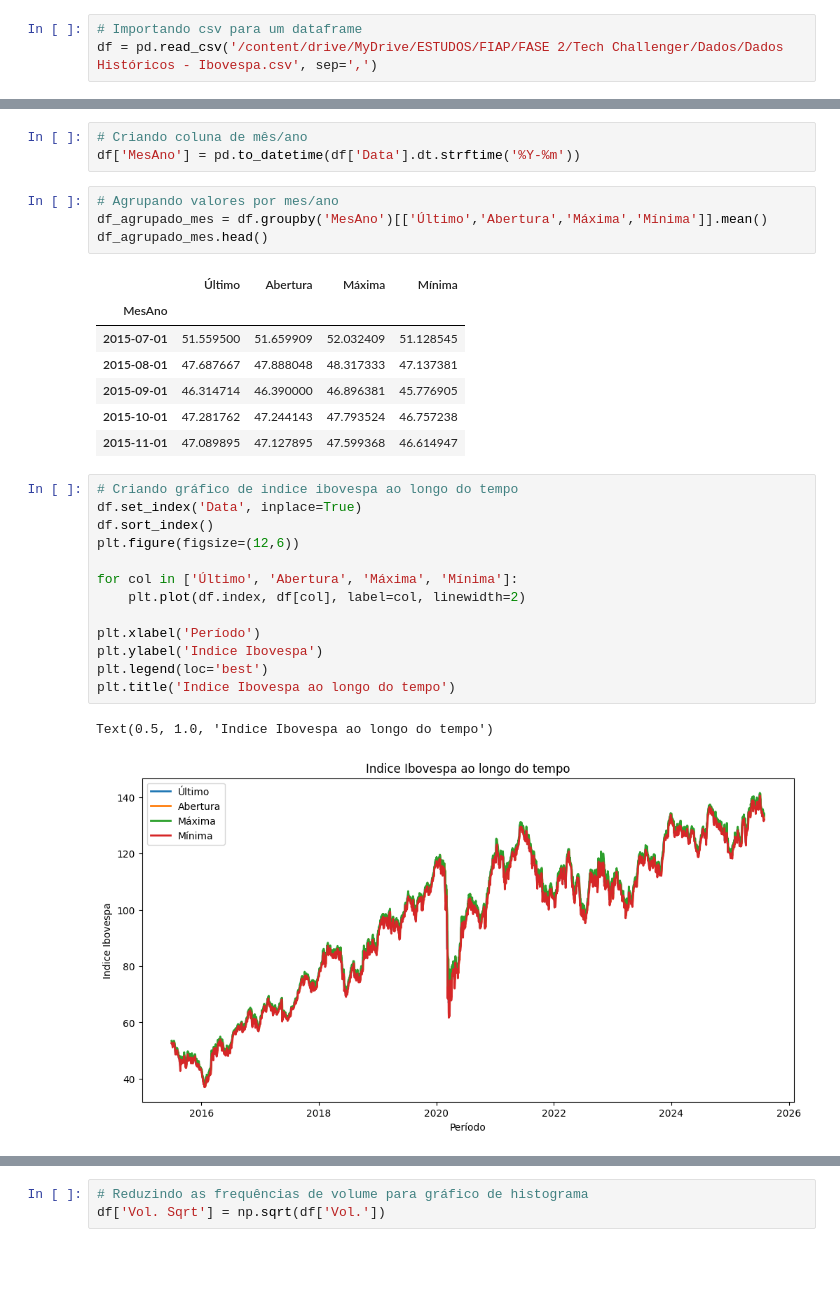
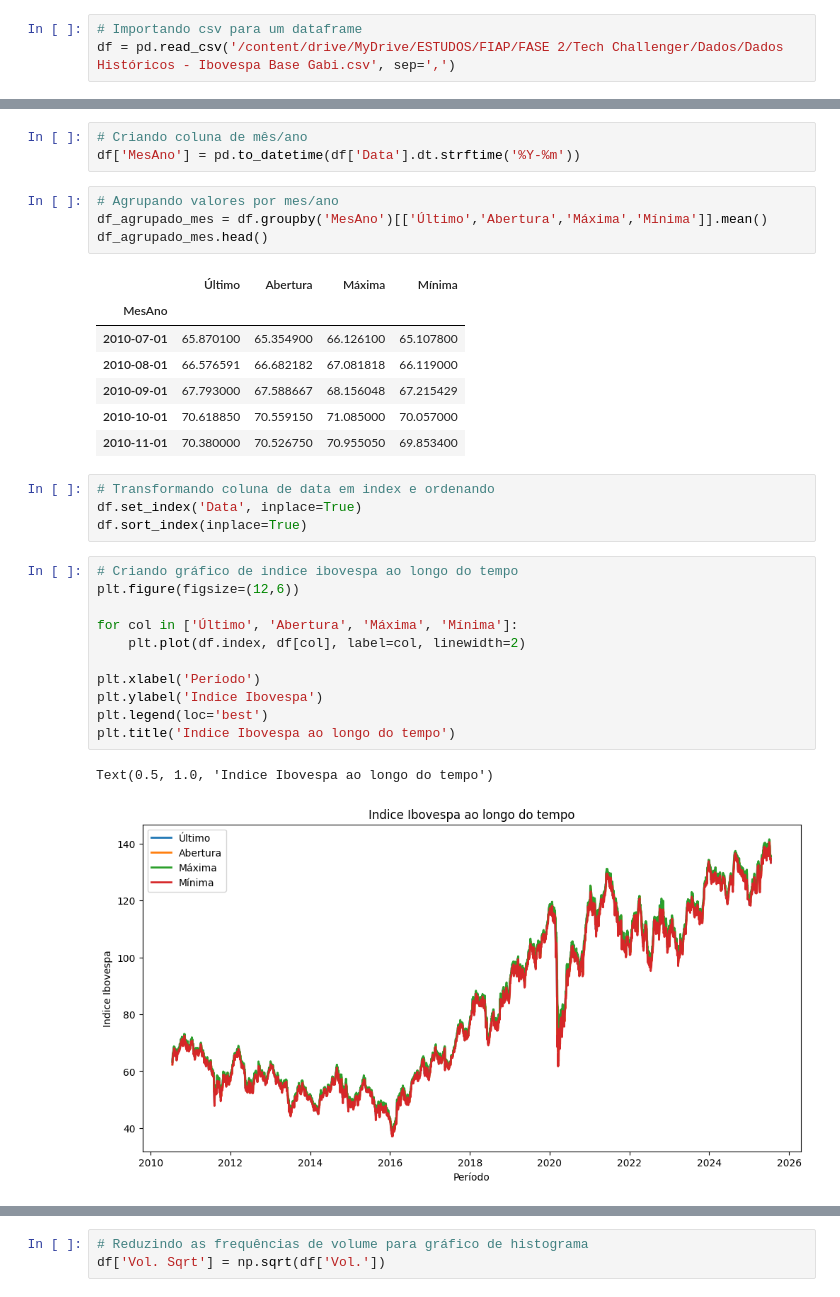
Before and after one commit to ddjsilva/data-science-fiap, a Jupyter notebook: fase-02-machine-learning/scr/ML_Indice_Ibovespa.ipynb, the cells around one changed output, grey strips where cells are left out. Cells and saved outputs as stored; diff of their text form; blank space fills up the shorter version.

Commit message:
Update com a base utilizado pelo grupo

```diff
--- a/fase-02-machine-learning/scr/ML_Indice_Ibovespa.ipynb
+++ b/fase-02-machine-learning/scr/ML_Indice_Ibovespa.ipynb
@@ -34,7 +34,7 @@ from sklearn.inspection import permutation_importance
 # ANALISE EXPLORATÓRIA
 # %%
 # Importando csv para um dataframe
-df = pd.read_csv('/content/drive/MyDrive/ESTUDOS/FIAP/FASE 2/Tech Challenger/Dados/Dados Históricos - Ibovespa.csv', sep=',')
+df = pd.read_csv('/content/drive/MyDrive/ESTUDOS/FIAP/FASE 2/Tech Challenger/Dados/Dados Históricos - Ibovespa Base Gabi.csv', sep=',')
 # %%
 # Visualizando primeiras linhas do dataframe
 df.head()
@@ -130,27 +136,29 @@ df_agrupado_mes.head()
 # %% [output]
 |  | Último | Abertura | Máxima | Mínima |
 | MesAno |  |  |  |  |
-| 2015-07-01 | 51.559500 | 51.659909 | 52.032409 | 51.128545 |
-| 2015-08-01 | 47.687667 | 47.888048 | 48.317333 | 47.137381 |
-| 2015-09-01 | 46.314714 | 46.390000 | 46.896381 | 45.776905 |
-| 2015-10-01 | 47.281762 | 47.244143 | 47.793524 | 46.757238 |
-| 2015-11-01 | 47.089895 | 47.127895 | 47.599368 | 46.614947 |
+| 2010-07-01 | 65.870100 | 65.354900 | 66.126100 | 65.107800 |
+| 2010-08-01 | 66.576591 | 66.682182 | 67.081818 | 66.119000 |
+| 2010-09-01 | 67.793000 | 67.588667 | 68.156048 | 67.215429 |
+| 2010-10-01 | 70.618850 | 70.559150 | 71.085000 | 70.057000 |
+| 2010-11-01 | 70.380000 | 70.526750 | 70.955050 | 69.853400 |
+# %%
+# Transformando coluna de data em index e ordenando
+df.set_index('Data', inplace=True)
+df.sort_index(inplace=True)
 # %%
 # Criando gráfico de indice ibovespa ao longo do tempo
-df.set_index('Data', inplace=True)
-df.sort_index()
 plt.figure(figsize=(12,6))
 
 for col in ['Último', 'Abertura', 'Máxima', 'Mínima']:
     plt.plot(df.index, df[col], label=col, linewidth=2)
 
 plt.xlabel('Período')
 plt.ylabel('Indice Ibovespa')
 plt.legend(loc='best')
 plt.title('Indice Ibovespa ao longo do tempo')
 # %% [output]
 Text(0.5, 1.0, 'Indice Ibovespa ao longo do tempo')
-[figure, old version]
+[figure, new version]
 # %%
 # Criando gráfico de Volume ibovespa ao longo do tempo
 plt.figure(figsize=(12,6))
```
Also changed, not shown: parts of 57 cells of this notebook.
